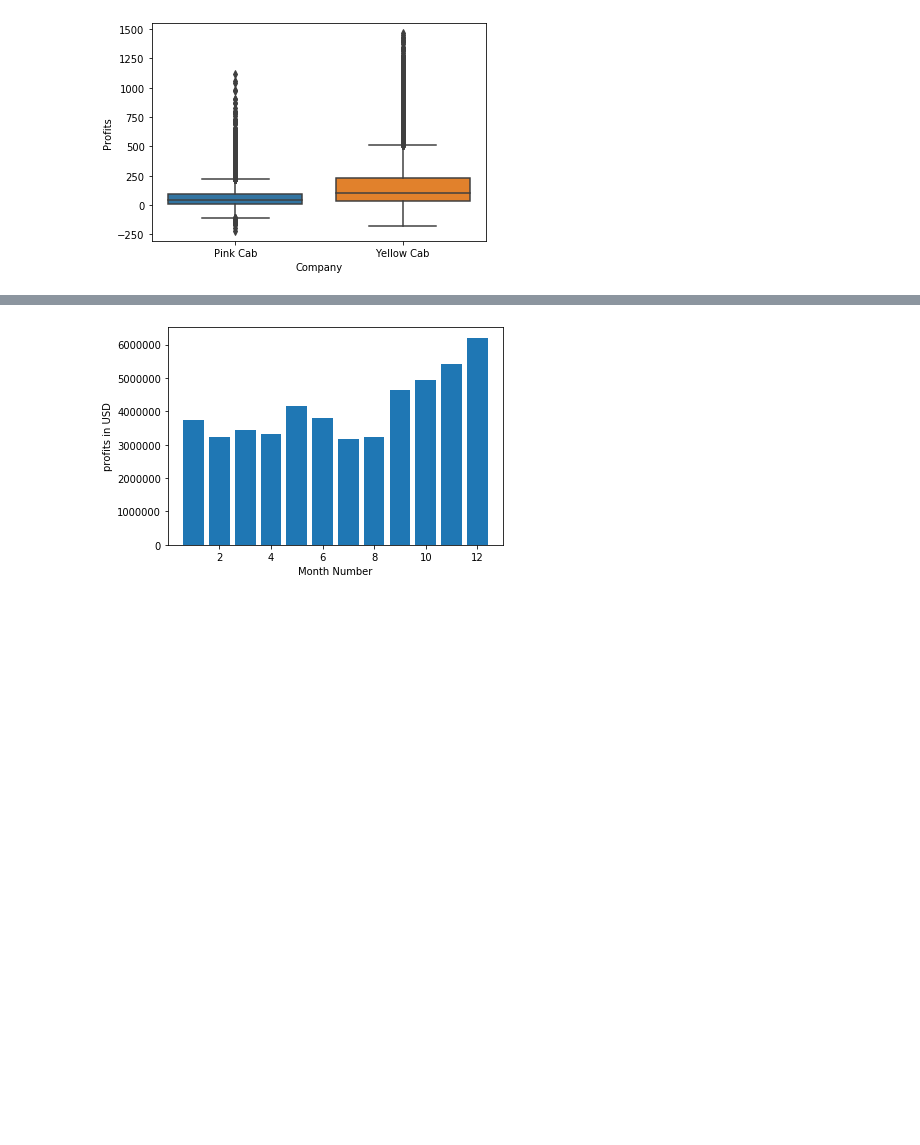
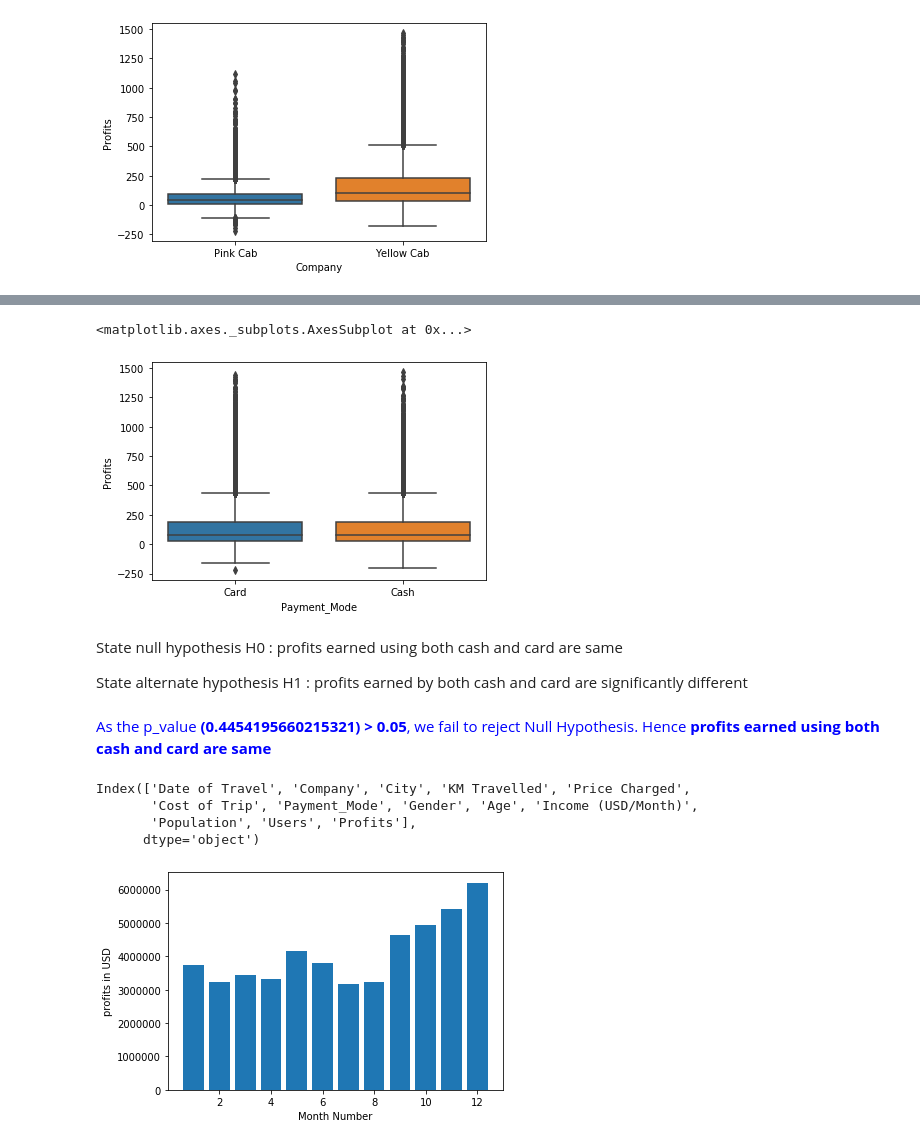
Before and after one commit to berilkoko97/G2M-Investment-analysis, a Jupyter notebook: G2M insight for Cab Investment firm .ipynb, the cells around one changed output, grey strips where cells are left out. Saved outputs shown, nothing was run; the diff lists cells and outputs as text; code cells hidden in the pictures; blank space fills up the shorter version.

```diff
--- a/G2M insight for Cab Investment firm .ipynb
+++ b/G2M insight for Cab Investment firm .ipynb
@@ -485,3 +646,36 @@ sns.boxplot(x ='Company',y ='Profits',data =master_data)
+# %%
+# is payment mode and users different
+sns.boxplot(x ='Payment_Mode',y ='Profits',data =master_data)
+# %% [output]
+<matplotlib.axes._subplots.AxesSubplot at 0x...>
+[figure, added]
+# %% [markdown]
+State null hypothesis H0 : profits earned using both cash and card are same
+
+State alternate hypothesis H1 : profits earned by both cash and card are significantly different
+# %%
+#Split the company column into two parts between yellow cab and pink cab
+
+X = np.array(master_data[master_data.Payment_Mode == 'Card'].Profits)
+Y = np.array(master_data[master_data.Payment_Mode == 'Cash'].Profits)
+
+#executing the independent t-test to run tests on single variable
+t_stat, p_value = stats.ttest_ind(X,Y)
+
+# Setting our significance level at 5%
+if p_value < 0.05:
+    printmd(f'As the p_value **({p_value}) < 0.05**, we reject the Null Hypothesis. Hence **profits earned by both cash and card are significantly different**', color='blue')
+else:
+    printmd(f'As the p_value **({p_value}) > 0.05**, we fail to reject Null Hypothesis. Hence **profits earned using both cash and card are same**', color='blue')
+# %% [output]
+<span style='color:blue'>As the p_value **(0.4454195660215321) > 0.05**, we fail to reject Null Hypothesis. Hence **profits earned using both cash and card are same**</span>
+# %%
+master_data.columns
+# %% [output]
+Index(['Date of Travel', 'Company', 'City', 'KM Travelled', 'Price Charged',
+       'Cost of Trip', 'Payment_Mode', 'Gender', 'Age', 'Income (USD/Month)',
+       'Population', 'Users', 'Profits'],
+      dtype='object')
 # %%
 #create a separate month and date column
 
```
Also changed, not shown: parts of 42 cells of this notebook, 1 other file.
